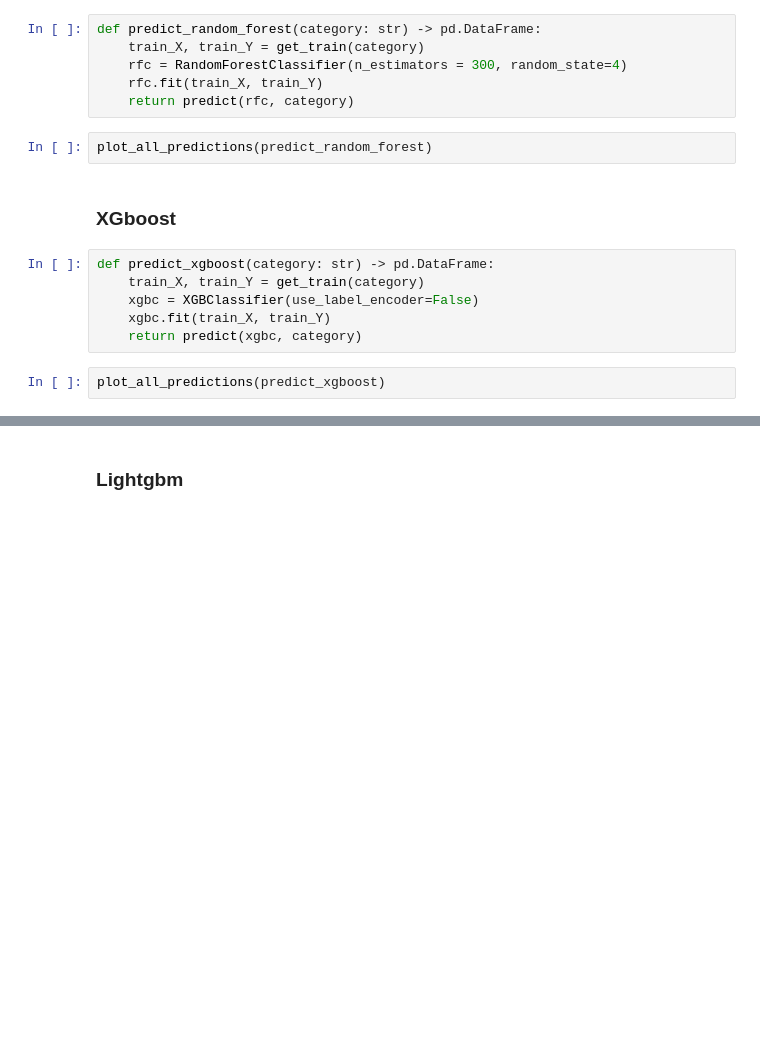
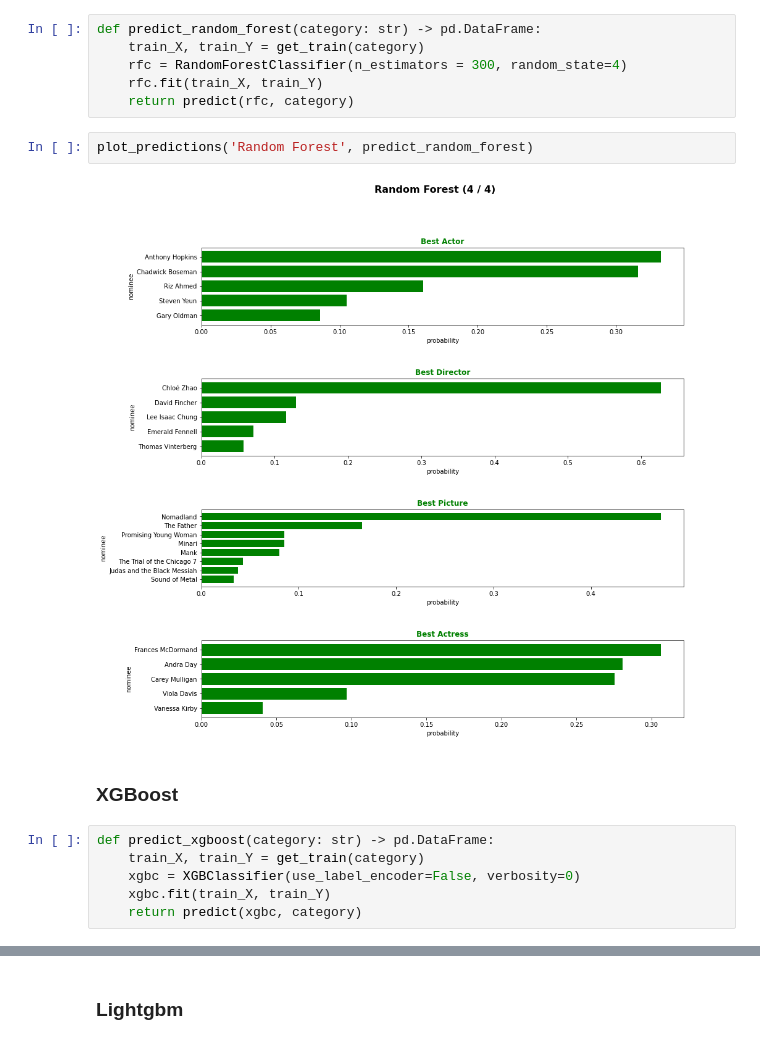
Before and after one commit to vvkin/oscar-predicting, a Jupyter notebook: notebooks/predicting.ipynb, the cells around one changed output, grey strips where cells are left out. Saved outputs shown, nothing was run; the diff lists cells and outputs as text; blank space fills up the shorter version.

```diff
--- a/notebooks/predicting.ipynb
+++ b/notebooks/predicting.ipynb
@@ -120,15 +134,15 @@ def predict_random_forest(category: str) -> pd.DataFrame:
     rfc = RandomForestClassifier(n_estimators = 300, random_state=4)
     rfc.fit(train_X, train_Y)
     return predict(rfc, category)
-# %%
-plot_all_predictions(predict_random_forest)
+# %%
+plot_predictions('Random Forest', predict_random_forest)
+# %% [output]
+[figure, added]
 # %% [markdown]
-### XGboost
+### XGBoost
 # %%
 def predict_xgboost(category: str) -> pd.DataFrame:
     train_X, train_Y = get_train(category)
-    xgbc = XGBClassifier(use_label_encoder=False)
+    xgbc = XGBClassifier(use_label_encoder=False, verbosity=0)
     xgbc.fit(train_X, train_Y)
     return predict(xgbc, category)
-# %%
-plot_all_predictions(predict_xgboost)
```
Also changed, not shown: parts of 19 cells of this notebook, 1 other file.
